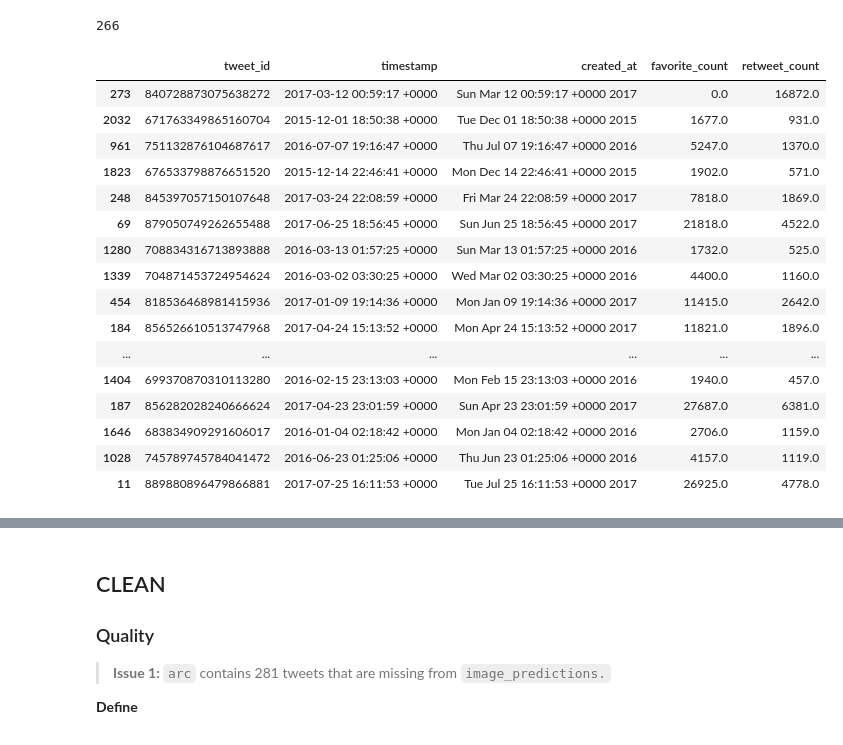
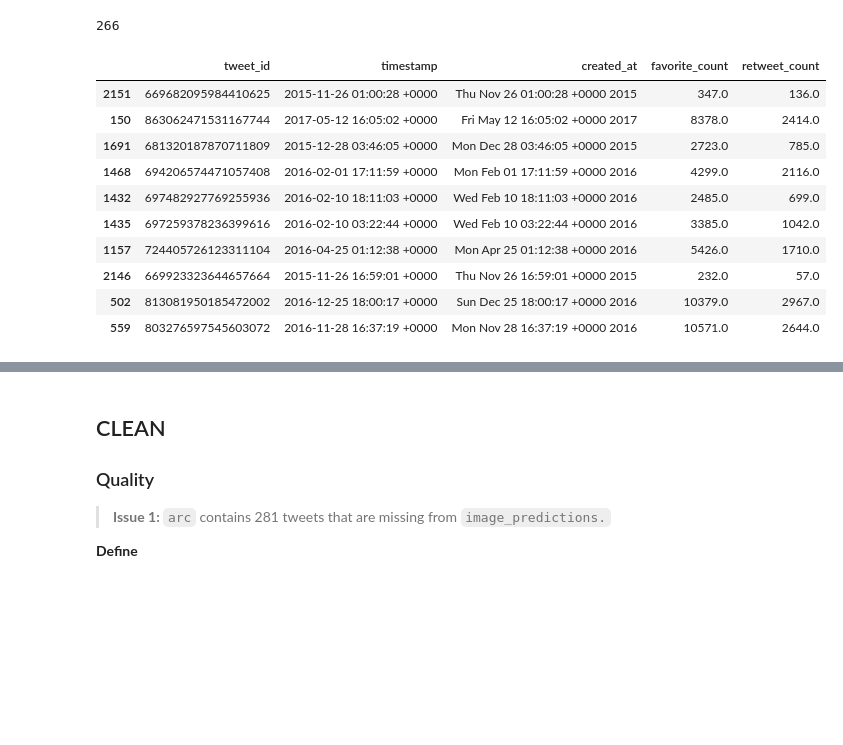
Before and after one commit to aeglon97/Wrangle-Analyze-Twitter-WeRateDogs, a Jupyter notebook: wrangle_act.ipynb, the cells around one changed output, grey strips where cells are left out. Cells and saved outputs as stored; diff of their text form; code cells hidden in the pictures; blank space fills up the shorter version.

```diff
--- a/wrangle_act.ipynb
+++ b/wrangle_act.ipynb
@@ -161,7 +158,7 @@ tweets_json[0]
  'retweet_count': 8130}
 # %%
 #create Pandas DataFrame
-tweet_fields = pd.DataFrame(tweets_json, columns = ['tweet_id', 'created_at', 'favorite_count', 'retweet_count'])
+tweets = pd.DataFrame(tweets_json, columns = ['tweet_id', 'created_at', 'favorite_count', 'retweet_count'])
 # %% [markdown]
 In addition to `tweet_id`, `created_at`, and `retweet_count`, I also decided to add the additional fields `created_at` and `followers_count` for the user. This is because I want to examine how the other variables such as `favorite_count` and `retweet_count` could impact the fluctuation of followers, and also see which time of the day under `created_at` gives the biggest spike in followers.
 # %% [markdown]
@@ -542,27 +532,21 @@ len(image_predictions.query('p1_conf >= 0.95'))
 # %%
 #check if timestamps in twitter archive and scraped tweets are consistent
 time_const = arc[['tweet_id', 'timestamp']]
-time_const = pd.merge(time_const, tweet_fields, on = 'tweet_id', how = 'left')
+time_const = pd.merge(time_const, tweets, on = 'tweet_id', how = 'left')
 
-time_const.sample(20)
+time_const.sample(10)
 # %% [output]
 |  | tweet_id | timestamp | created_at | favorite_count | retweet_count |
-| 273 | 840728873075638272 | 2017-03-12 00:59:17 +0000 | Sun Mar 12 00:59:17 +0000 2017 | 0.0 | 16872.0 |
-| 2032 | 671763349865160704 | 2015-12-01 18:50:38 +0000 | Tue Dec 01 18:50:38 +0000 2015 | 1677.0 | 931.0 |
-| 961 | 751132876104687617 | 2016-07-07 19:16:47 +0000 | Thu Jul 07 19:16:47 +0000 2016 | 5247.0 | 1370.0 |
-| 1823 | 676533798876651520 | 2015-12-14 22:46:41 +0000 | Mon Dec 14 22:46:41 +0000 2015 | 1902.0 | 571.0 |
-| 248 | 845397057150107648 | 2017-03-24 22:08:59 +0000 | Fri Mar 24 22:08:59 +0000 2017 | 7818.0 | 1869.0 |
-| 69 | 879050749262655488 | 2017-06-25 18:56:45 +0000 | Sun Jun 25 18:56:45 +0000 2017 | 21818.0 | 4522.0 |
-| 1280 | 708834316713893888 | 2016-03-13 01:57:25 +0000 | Sun Mar 13 01:57:25 +0000 2016 | 1732.0 | 525.0 |
-| 1339 | 704871453724954624 | 2016-03-02 03:30:25 +0000 | Wed Mar 02 03:30:25 +0000 2016 | 4400.0 | 1160.0 |
-| 454 | 818536468981415936 | 2017-01-09 19:14:36 +0000 | Mon Jan 09 19:14:36 +0000 2017 | 11415.0 | 2642.0 |
-| 184 | 856526610513747968 | 2017-04-24 15:13:52 +0000 | Mon Apr 24 15:13:52 +0000 2017 | 11821.0 | 1896.0 |
-| ... | ... | ... | ... | ... | ... |
-| 1404 | 699370870310113280 | 2016-02-15 23:13:03 +0000 | Mon Feb 15 23:13:03 +0000 2016 | 1940.0 | 457.0 |
-| 187 | 856282028240666624 | 2017-04-23 23:01:59 +0000 | Sun Apr 23 23:01:59 +0000 2017 | 27687.0 | 6381.0 |
-| 1646 | 683834909291606017 | 2016-01-04 02:18:42 +0000 | Mon Jan 04 02:18:42 +0000 2016 | 2706.0 | 1159.0 |
-| 1028 | 745789745784041472 | 2016-06-23 01:25:06 +0000 | Thu Jun 23 01:25:06 +0000 2016 | 4157.0 | 1119.0 |
-| 11 | 889880896479866881 | 2017-07-25 16:11:53 +0000 | Tue Jul 25 16:11:53 +0000 2017 | 26925.0 | 4778.0 |
+| 2151 | 669682095984410625 | 2015-11-26 01:00:28 +0000 | Thu Nov 26 01:00:28 +0000 2015 | 347.0 | 136.0 |
+| 150 | 863062471531167744 | 2017-05-12 16:05:02 +0000 | Fri May 12 16:05:02 +0000 2017 | 8378.0 | 2414.0 |
+| 1691 | 681320187870711809 | 2015-12-28 03:46:05 +0000 | Mon Dec 28 03:46:05 +0000 2015 | 2723.0 | 785.0 |
+| 1468 | 694206574471057408 | 2016-02-01 17:11:59 +0000 | Mon Feb 01 17:11:59 +0000 2016 | 4299.0 | 2116.0 |
+| 1432 | 697482927769255936 | 2016-02-10 18:11:03 +0000 | Wed Feb 10 18:11:03 +0000 2016 | 2485.0 | 699.0 |
+| 1435 | 697259378236399616 | 2016-02-10 03:22:44 +0000 | Wed Feb 10 03:22:44 +0000 2016 | 3385.0 | 1042.0 |
+| 1157 | 724405726123311104 | 2016-04-25 01:12:38 +0000 | Mon Apr 25 01:12:38 +0000 2016 | 5426.0 | 1710.0 |
+| 2146 | 669923323644657664 | 2015-11-26 16:59:01 +0000 | Thu Nov 26 16:59:01 +0000 2015 | 232.0 | 57.0 |
+| 502 | 813081950185472002 | 2016-12-25 18:00:17 +0000 | Sun Dec 25 18:00:17 +0000 2016 | 10379.0 | 2967.0 |
+| 559 | 803276597545603072 | 2016-11-28 16:37:19 +0000 | Mon Nov 28 16:37:19 +0000 2016 | 10571.0 | 2644.0 |
 # %% [markdown]
 ## Quality ##
 
```
Also changed, not shown: parts of 43 cells of this notebook, 5 other files.
